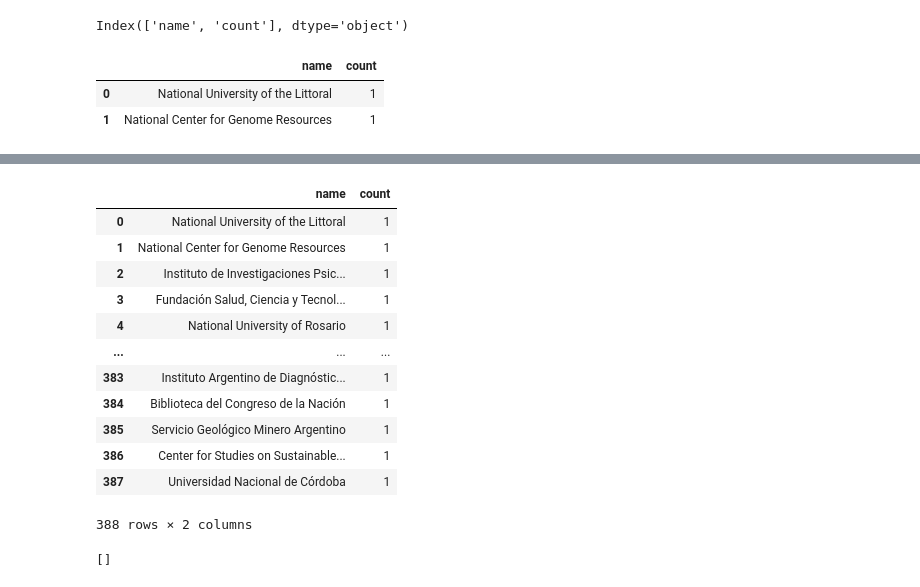
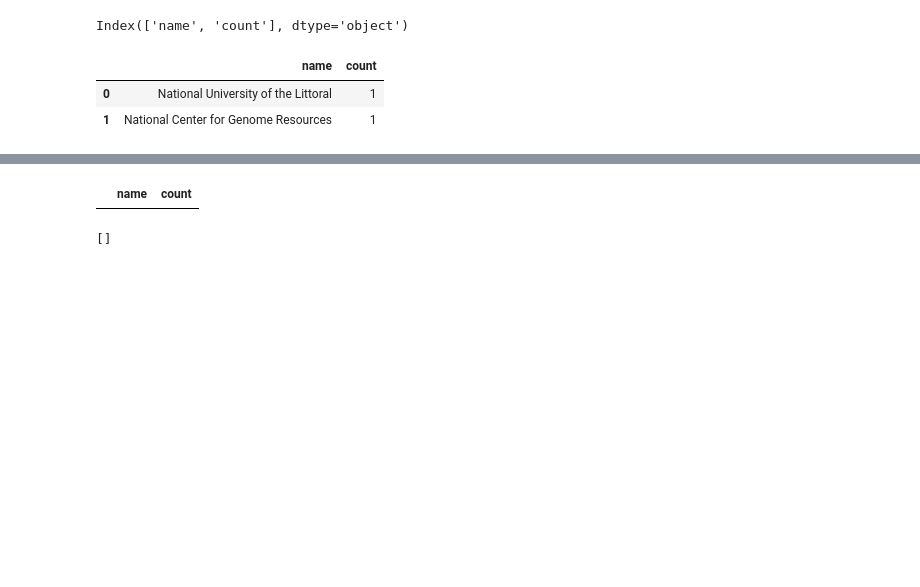
Before and after one commit to valeriamincyt/parsinginstitoa, a Jupyter notebook: 001_Exploration/002_Making_Model_Files.ipynb, the cells around one changed output, grey strips where cells are left out. Cells and saved outputs as stored; diff of their text form; code cells hidden in the pictures; blank space fills up the shorter version.

```diff
--- a/001_Exploration/002_Making_Model_Files.ipynb
+++ b/001_Exploration/002_Making_Model_Files.ipynb
@@ -367,19 +359,7 @@ dtype: bool
 # %%
-multi_inst_names_df[multi_inst_names_df['count']==1]
+multi_inst_names_df[multi_inst_names_df['count']>1]
 # %% [output]
 |  | name | count |
-| 0 | National University of the Littoral | 1 |
-| 1 | National Center for Genome Resources | 1 |
-| 2 | Instituto de Investigaciones Psic... | 1 |
-| 3 | Fundación Salud, Ciencia y Tecnol... | 1 |
-| 4 | National University of Rosario | 1 |
-| ... | ... | ... |
-| 383 | Instituto Argentino de Diagnóstic... | 1 |
-| 384 | Biblioteca del Congreso de la Nación | 1 |
-| 385 | Servicio Geológico Minero Argentino | 1 |
-| 386 | Center for Studies on Sustainable... | 1 |
-| 387 | Universidad Nacional de Córdoba | 1 |
-388 rows × 2 columns
 # %%
 multi_inst_names = multi_inst_names_df[multi_inst_names_df['count']>1].iloc[:,0].tolist()  #inst
 multi_inst_names
```
Also changed, not shown: parts of 13 cells of this notebook, 1 other file.
